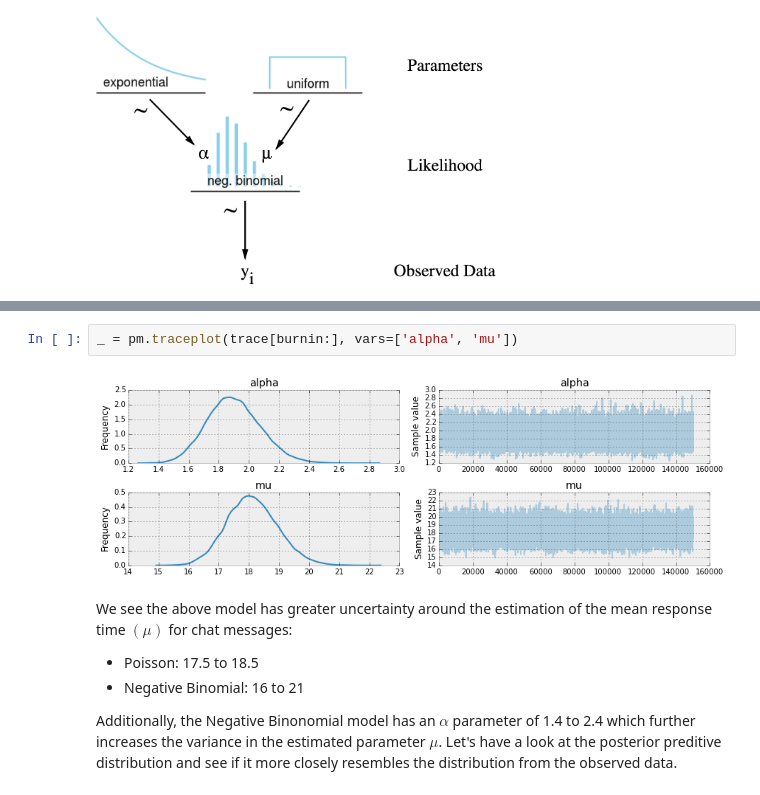
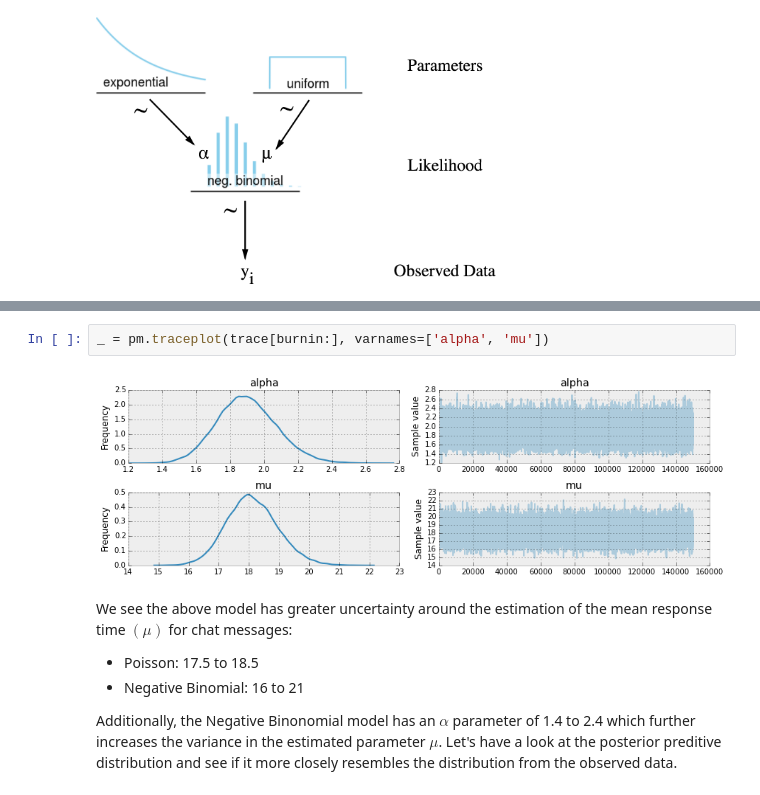
Before and after one commit to markdregan/Bayesian-Modelling-in-Python, a Jupyter notebook: Section 2. Model checking.ipynb, the cells around one changed output, grey strips where cells are left out. Cells and saved outputs as stored; diff of their text form.

```diff
--- a/Section 2. Model checking.ipynb
+++ b/Section 2. Model checking.ipynb
@@ -147,7 +150,7 @@ with pm.Model() as model:
 # %%
-_ = pm.traceplot(trace[burnin:], vars=['alpha', 'mu'])
+_ = pm.traceplot(trace[burnin:], varnames=['alpha', 'mu'])
 # %% [output]
-[figure, old version]
+[figure, new version]
 # %% [markdown]
 We see the above model has greater uncertainty around the estimation of the mean response time $(\mu)$ for chat messages:
 - Poisson: 17.5 to 18.5
```
Also changed, not shown: parts of 7 cells of this notebook, 3 other files.
